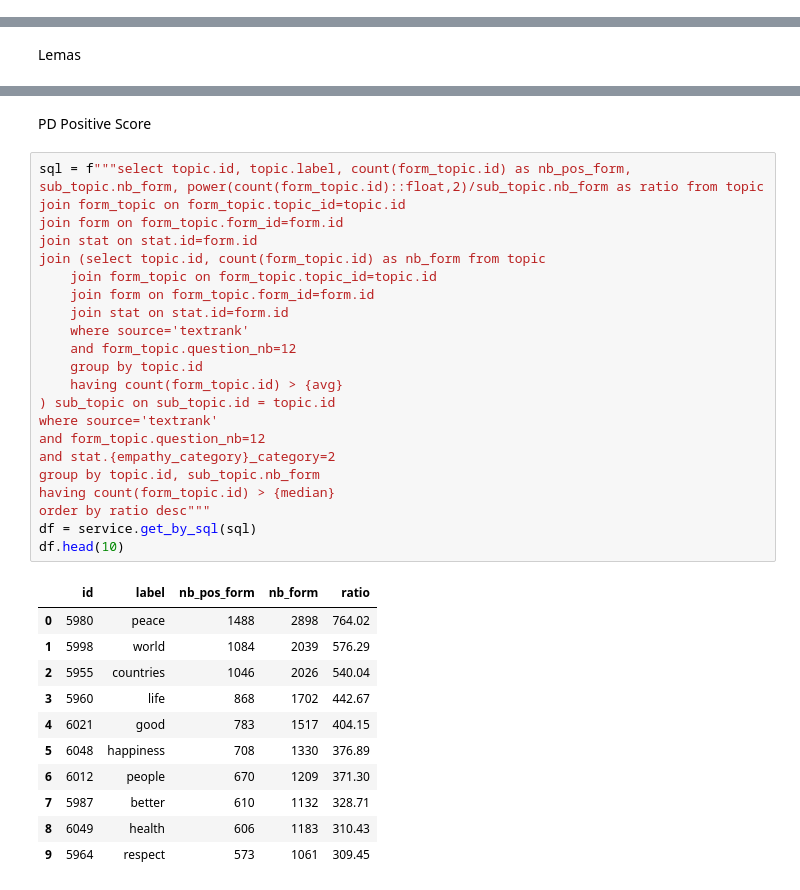
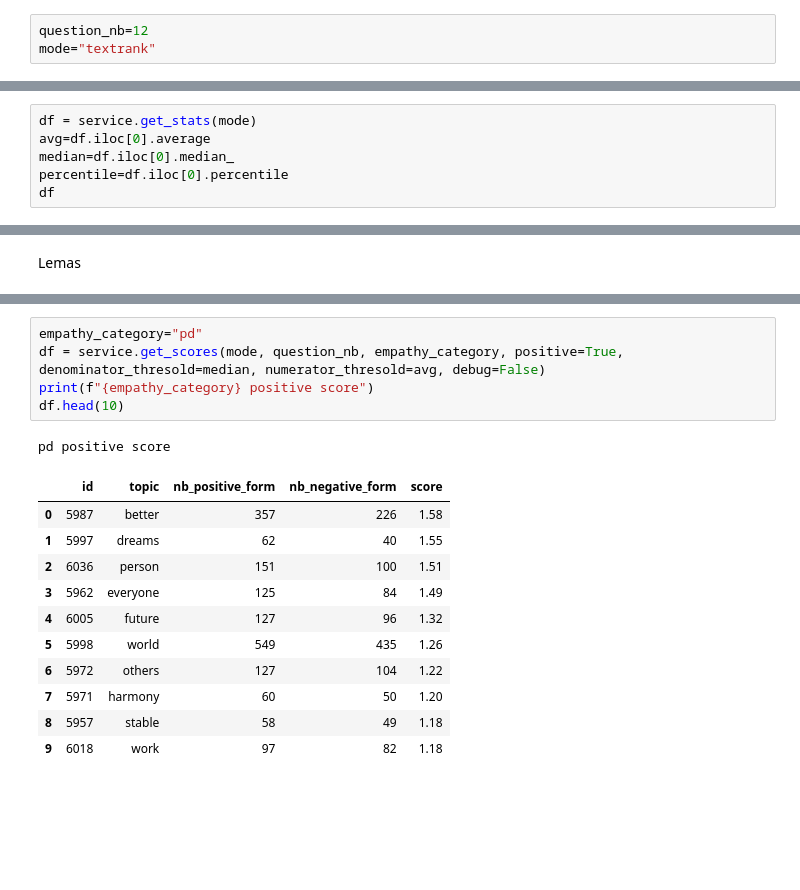
Before and after one commit to cyrilvincent/youth_talk, a Jupyter notebook: youth_talk_1/textrank.ipynb, the cells around one changed output, grey strips where cells are left out. Saved outputs shown, nothing was run; the diff lists cells and outputs as text; blank space fills up the shorter version.

```diff
--- a/youth_talk_1/textrank.ipynb
+++ b/youth_talk_1/textrank.ipynb
@@ -23,2 +22,5 @@ postgresql://postgres:sa@localhost:5432/yt1
+# %%
+question_nb=12
+mode="textrank"
 # %% [markdown]
 Most used topics
@@ -76,0 +47,6 @@ df.head(10)
+# %%
+df = service.get_stats(mode)
+avg=df.iloc[0].average
+median=df.iloc[0].median_
+percentile=df.iloc[0].percentile
+df
@@ -180,36 +80,18 @@ plt.show()
-# %% [markdown]
-PD Positive Score
 # %%
-sql = f"""select topic.id, topic.label, count(form_topic.id) as nb_pos_form, sub_topic.nb_form, power(count(form_topic.id)::float,2)/sub_topic.nb_form as ratio from topic
-join form_topic on form_topic.topic_id=topic.id
-join form on form_topic.form_id=form.id
-join stat on stat.id=form.id
-join (select topic.id, count(form_topic.id) as nb_form from topic
-	join form_topic on form_topic.topic_id=topic.id
-	join form on form_topic.form_id=form.id
-	join stat on stat.id=form.id
-	where source='textrank'
-    and form_topic.question_nb=12
-	group by topic.id
-	having count(form_topic.id) > {avg}
-) sub_topic on sub_topic.id = topic.id
-where source='textrank'
-and form_topic.question_nb=12
-and stat.{empathy_category}_category=2
-group by topic.id, sub_topic.nb_form
-having count(form_topic.id) > {median}
-order by ratio desc"""
-df = service.get_by_sql(sql)
+empathy_category="pd"
+df = service.get_scores(mode, question_nb, empathy_category, positive=True, denominator_thresold=median, numerator_thresold=avg, debug=False)
+print(f"{empathy_category} positive score")
 df.head(10)
 # %% [output]
+pd positive score
-|  | id | label | nb_pos_form | nb_form | ratio |
-| 0 | 5980 | peace | 1488 | 2898 | 764.02 |
-| 1 | 5998 | world | 1084 | 2039 | 576.29 |
-| 2 | 5955 | countries | 1046 | 2026 | 540.04 |
-| 3 | 5960 | life | 868 | 1702 | 442.67 |
-| 4 | 6021 | good | 783 | 1517 | 404.15 |
-| 5 | 6048 | happiness | 708 | 1330 | 376.89 |
-| 6 | 6012 | people | 670 | 1209 | 371.30 |
-| 7 | 5987 | better | 610 | 1132 | 328.71 |
-| 8 | 6049 | health | 606 | 1183 | 310.43 |
-| 9 | 5964 | respect | 573 | 1061 | 309.45 |
+|  | id | topic | nb_positive_form | nb_negative_form | score |
+| 0 | 5987 | better | 357 | 226 | 1.58 |
+| 1 | 5997 | dreams | 62 | 40 | 1.55 |
+| 2 | 6036 | person | 151 | 100 | 1.51 |
+| 3 | 5962 | everyone | 125 | 84 | 1.49 |
+| 4 | 6005 | future | 127 | 96 | 1.32 |
+| 5 | 5998 | world | 549 | 435 | 1.26 |
+| 6 | 5972 | others | 127 | 104 | 1.22 |
+| 7 | 5971 | harmony | 60 | 50 | 1.20 |
+| 8 | 5957 | stable | 58 | 49 | 1.18 |
+| 9 | 6018 | work | 97 | 82 | 1.18 |
```
Also changed, not shown: parts of 25 cells of this notebook, 3 other files.
